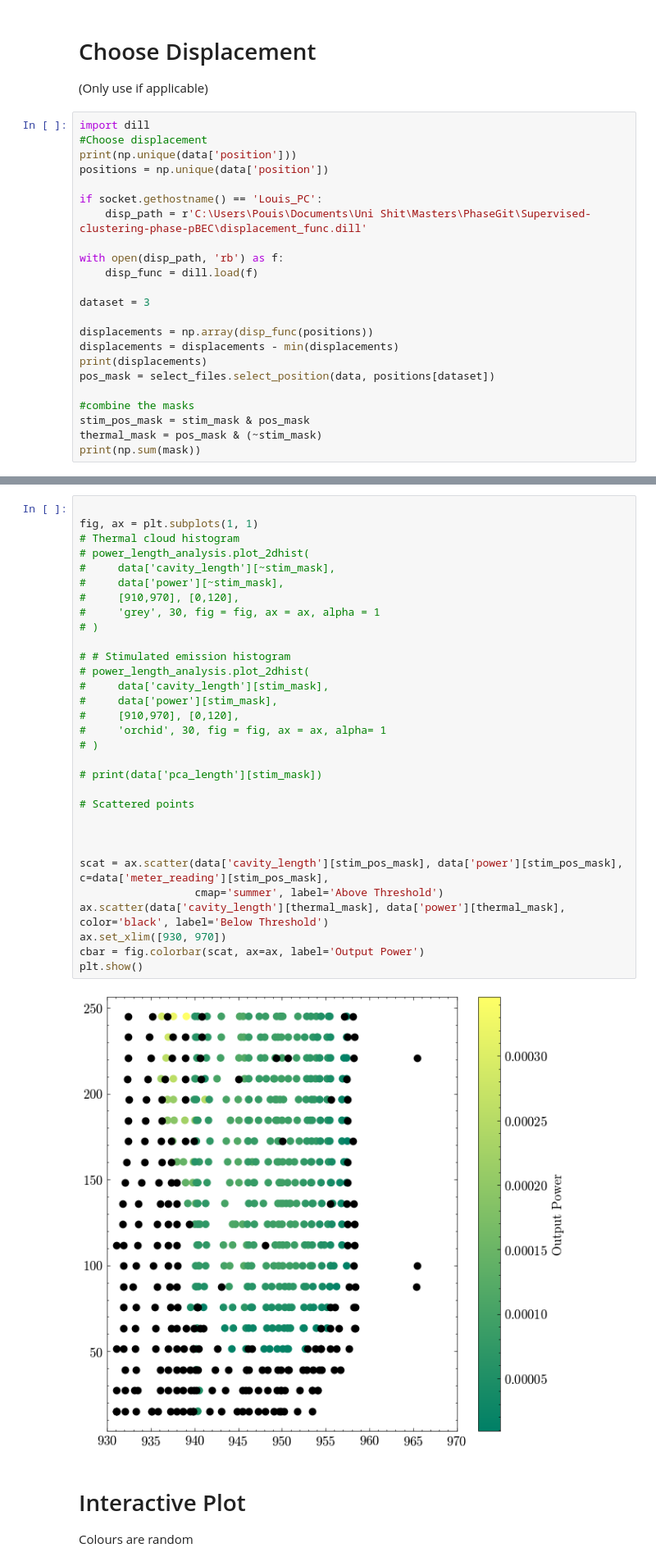
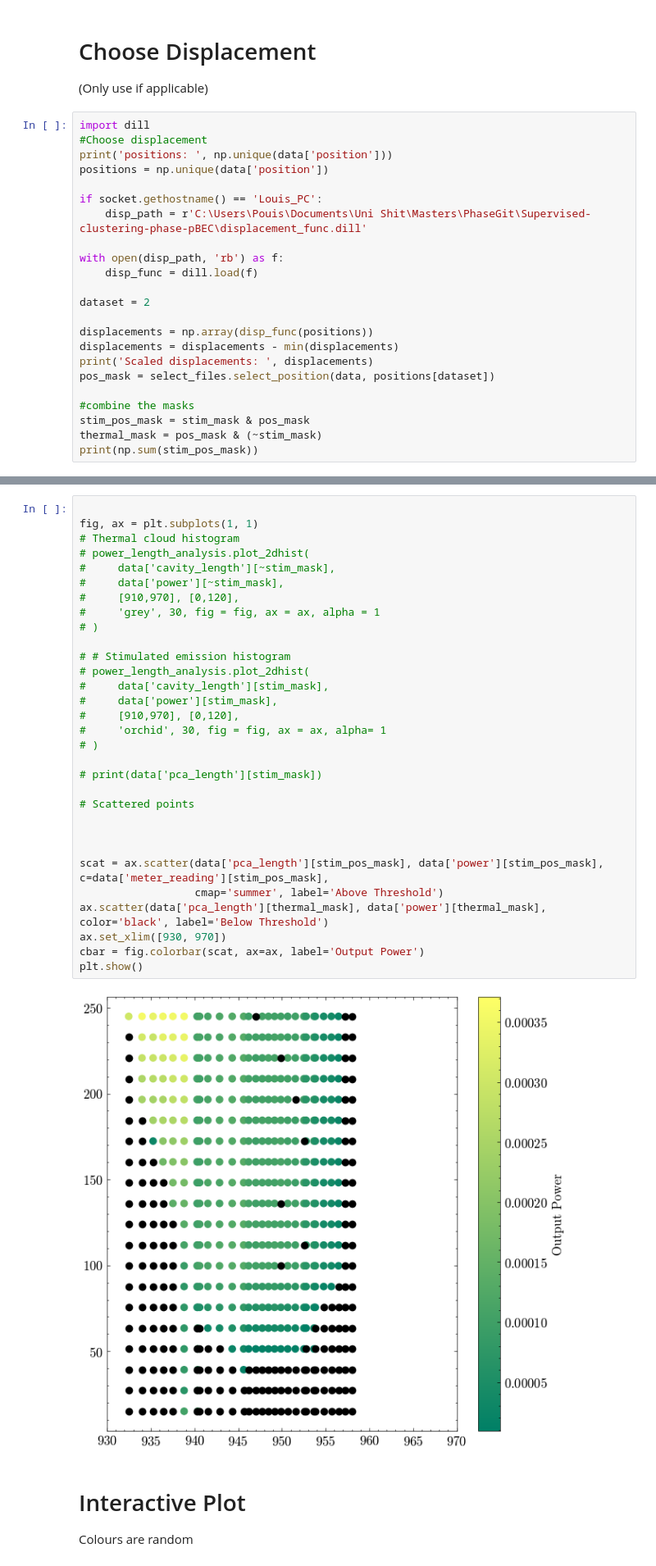
Before and after one commit to phbecimperial/Supervised-clustering-phase-pBEC, a Jupyter notebook: MultiMode Analysis/Phase_diagram_notebook.ipynb, the cells around one changed output, grey strips where cells are left out. Shown at 82% size. Cells and saved outputs as stored; diff of their text form.

```diff
--- a/MultiMode Analysis/Phase_diagram_notebook.ipynb
+++ b/MultiMode Analysis/Phase_diagram_notebook.ipynb
@@ -151,7 +172,7 @@ plt.show()
 # %%
 import dill
 #Choose displacement
-print(np.unique(data['position']))
+print('positions: ', np.unique(data['position']))
 positions = np.unique(data['position'])
 
 if socket.gethostname() == 'Louis_PC':
@@ -160,15 +181,15 @@ if socket.gethostname() == 'Louis_PC':
 with open(disp_path, 'rb') as f:
     disp_func = dill.load(f)
 
-dataset = 3
+dataset = 2
 
 displacements = np.array(disp_func(positions))
 displacements = displacements - min(displacements)
-print(displacements)
+print('Scaled displacements: ', displacements)
 pos_mask = select_files.select_position(data, positions[dataset])
 
 #combine the masks
 stim_pos_mask = stim_mask & pos_mask
 thermal_mask = pos_mask & (~stim_mask)
-print(np.sum(mask))
+print(np.sum(stim_pos_mask))
 # %% [output]
@@ -179,36 +200,36 @@ print(np.sum(mask))
 # %%
 
 fig, ax = plt.subplots(1, 1)
 # Thermal cloud histogram
 # power_length_analysis.plot_2dhist(
 #     data['cavity_length'][~stim_mask],
 #     data['power'][~stim_mask],
 #     [910,970], [0,120],
 #     'grey', 30, fig = fig, ax = ax, alpha = 1
 # )
 
 # # Stimulated emission histogram
 # power_length_analysis.plot_2dhist(
 #     data['cavity_length'][stim_mask],
 #     data['power'][stim_mask],
 #     [910,970], [0,120],
 #     'orchid', 30, fig = fig, ax = ax, alpha= 1
 # )
 
 # print(data['pca_length'][stim_mask])
 
 # Scattered points
 
 
 
-scat = ax.scatter(data['cavity_length'][stim_pos_mask], data['power'][stim_pos_mask], c=data['meter_reading'][stim_pos_mask],
+scat = ax.scatter(data['pca_length'][stim_pos_mask], data['power'][stim_pos_mask], c=data['meter_reading'][stim_pos_mask],
                   cmap='summer', label='Above Threshold')
-ax.scatter(data['cavity_length'][thermal_mask], data['power'][thermal_mask], color='black', label='Below Threshold')
+ax.scatter(data['pca_length'][thermal_mask], data['power'][thermal_mask], color='black', label='Below Threshold')
 ax.set_xlim([930, 970])
 cbar = fig.colorbar(scat, ax=ax, label='Output Power')
 plt.show()
 # %% [output]
-[figure, old version]
+[figure, new version]
 # %% [markdown]
 # Interactive Plot
 Colours are random
```
Also changed, not shown: parts of 23 cells of this notebook.
